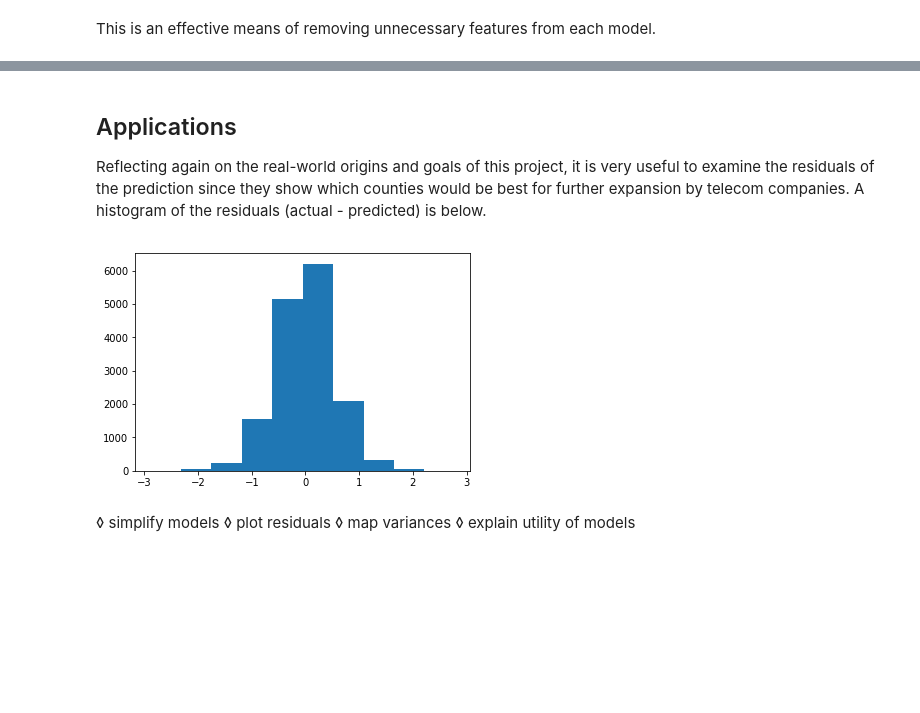
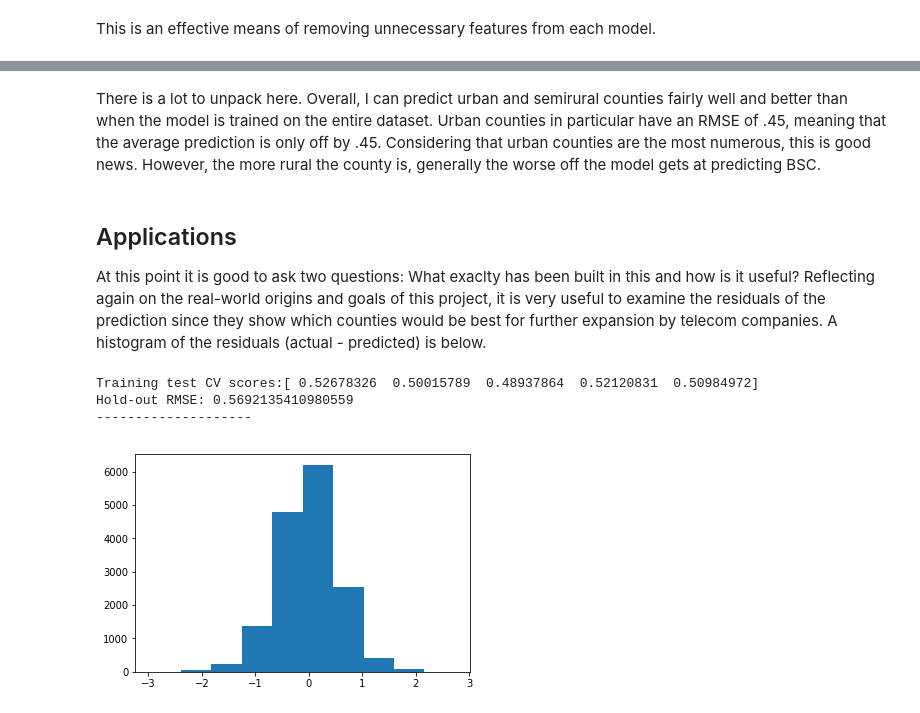
Before and after one commit to cwhitz/Capstone_ML, a Jupyter notebook: Capstone_ML.ipynb, the cells around one changed output, grey strips where cells are left out. Saved outputs shown, nothing was run; the diff lists cells and outputs as text; code cells hidden in the pictures; blank space fills up the shorter version.

```diff
--- a/Capstone_ML.ipynb
+++ b/Capstone_ML.ipynb
@@ -45,18 +50,4 @@ imp = Imputer(missing_values='NaN', strategy='median', axis=0)
 df_features = imp.fit_transform(df_features)
 
 # split the data 80/20 between training and test data
-X_train, X_test, y_train, y_test = train_test_split(df_features, lr_bb.BSC, test_size = .2, random_state=42)
-
-# fit a linear regression model to the training data
-lm = LinearRegression().fit(X_train,y_train)
-
-#predict on the test data
-BSC_predicted = lm.predict(X_test)
-
-# since the maximum BSC is 5, this places a ceiling on values.
-BSC_predicted[BSC_predicted > 5] = 5
-BSC_predicted = BSC_predicted
-
-# calculate an RMSE from this model
-rmse = np.sqrt(mean_squared_error(BSC_predicted, y_test))
-rmse
+X_train, X_test, y_train, y_test = train_test_split(df_features, lr_bb.BSC, test_size = .2)
@@ -69,24 +53,0 @@ One useful improvement was segmenting the data based on its real-world origins.
-# %%
-# build a function to train and test different DataFrames
-
-imp = Imputer(missing_values='NaN', strategy='median', axis=0)
-
-def LR_Pipeline(df):
-    # clean & segment data
-    df_features = df.drop('BSC',axis = 1)
-    df_features = imp.fit_transform(df_features)
-    X_train, X_test, y_train, y_test = train_test_split(df_features, df.BSC, test_size = .2, random_state=42)
-
-    # fir data to a linear regression model
-    lm = LinearRegression().fit(X_train,y_train)
-
-    # use it to predict
-    BSC_predicted = lm.predict(X_test)
-    BSC_predicted[BSC_predicted > 5] = 5
-
-    # evaluate
-    rmse = np.sqrt(mean_squared_error(BSC_predicted, y_test))
-    df.loc[:,'Predicted'] = lm.predict(df_features)
-    df.loc[:,'Residual'] = df['BSC'] - df['Predicted']
-
-    print('Model built. RMSE on data:', rmse)
@@ -200,11 +323,6 @@ This is an effective means of removing unnecessary features from each model.
+# %% [markdown]
+There is a lot to unpack here. Overall, I can predict urban and semirural counties fairly well and better than when the model is trained on the entire dataset. Urban counties in particular have an RMSE of .45, meaning that the average prediction is only off by .45. Considering that urban counties are the most numerous, this is good news. However, the more rural the county is, generally the worse off the model gets at predicting BSC.
 # %% [markdown]
 ## Applications
 
-Reflecting again on the real-world origins and goals of this project, it is very useful to examine the residuals of the prediction since they show which counties would be best for further expansion by telecom companies. A histogram of the residuals (actual - predicted) is below.
+At this point it is good to ask two questions: What exaclty has been built in this and how is it useful? Reflecting again on the real-world origins and goals of this project, it is very useful to examine the residuals of the prediction since they show which counties would be best for further expansion by telecom companies. A histogram of the residuals (actual - predicted) is below.
-# %%
-# reconstruct the dataframe
-resid_df = pd.concat([urban_bb, semirural_bb, rural_bb])
-plt.hist(resid_df['Residual'])
-plt.show()
-# %% [output]
-[figure, removed]
@@ -217,5 +329,9 @@ under_df[['county_fips', 'Residual']].to_csv('residual_map.csv')
-# %% [markdown]
-◊ simplify models
-◊ plot residuals
-◊ map variances
-◊ explain utility of models
+# %%
+resid_df = LR_Pipeline(lr_bb, LinearRegression(), coef_print=False, return_df=True)
+plt.hist(resid_df.Residual)
+plt.show()
+# %% [output]
+Training test CV scores:[ 0.52678326  0.50015789  0.48937864  0.52120831  0.50984972]
+Hold-out RMSE: 0.5692135410980559
+--------------------
+[figure, added]
```
Also changed, not shown: parts of 42 cells of this notebook.
